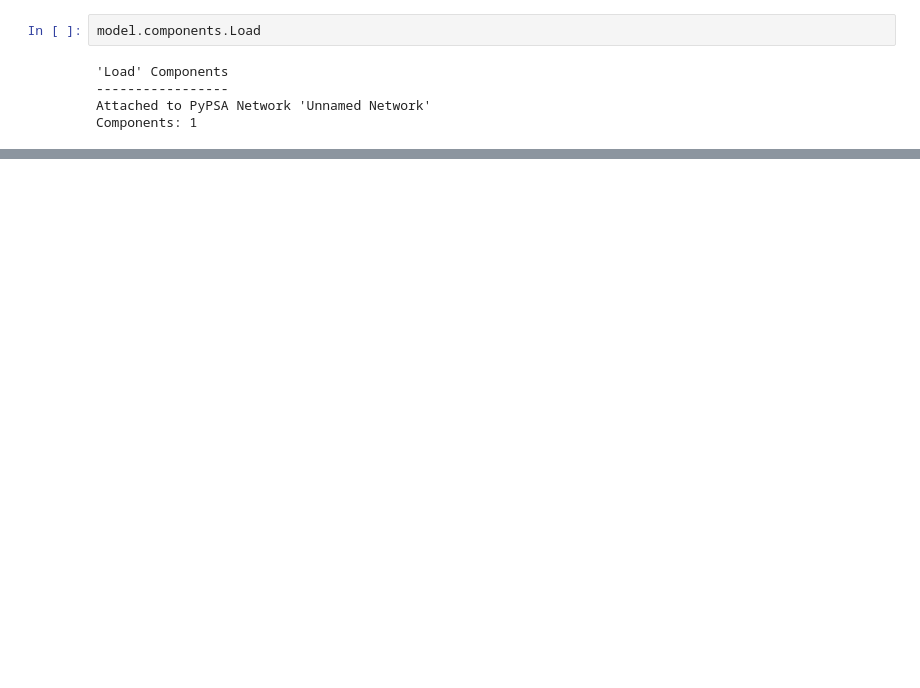
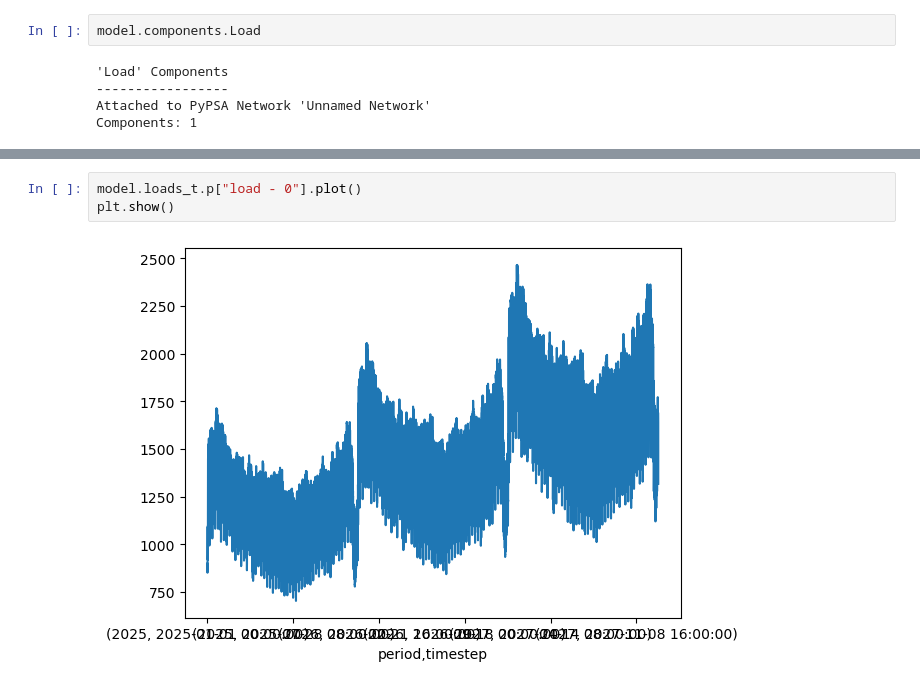
Before and after one commit to rhiza-research/seer, a Jupyter notebook: Benchmarking Sandbox.ipynb, the cells around one changed output, grey strips where cells are left out. Saved outputs shown, nothing was run; the diff lists cells and outputs as text; blank space fills up the shorter version.

```diff
--- a/Benchmarking Sandbox.ipynb
+++ b/Benchmarking Sandbox.ipynb
@@ -91,0 +73,5 @@ plt.show()
+# %%
+model.loads_t.p["load - 0"].plot()
+plt.show()
+# %% [output]
+[figure, added]
```
Also changed, not shown: parts of 7 cells of this notebook.
